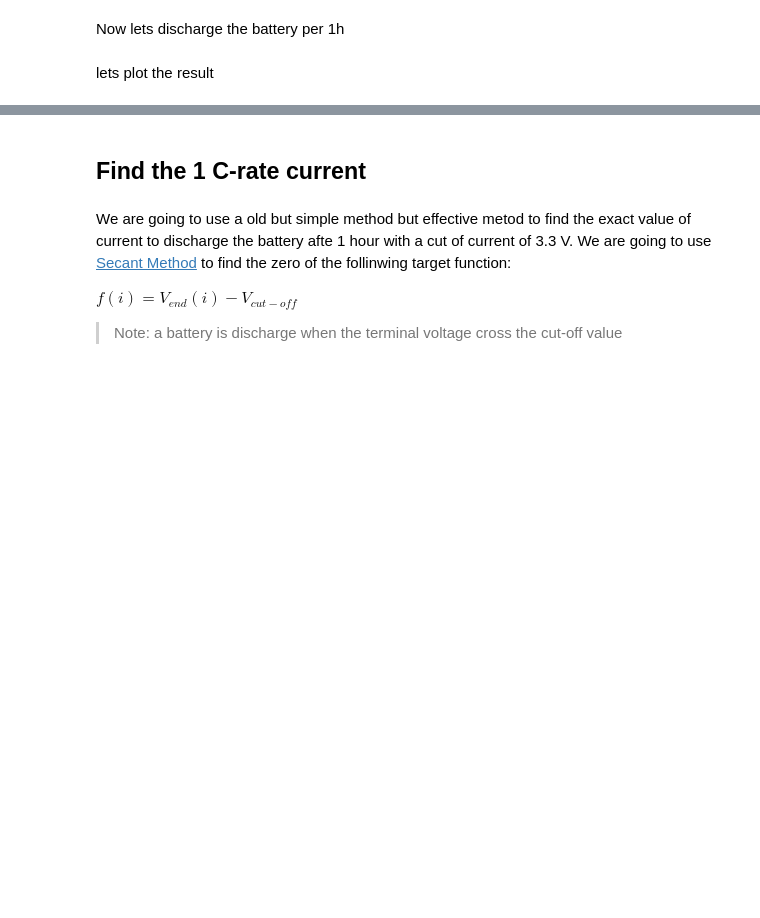
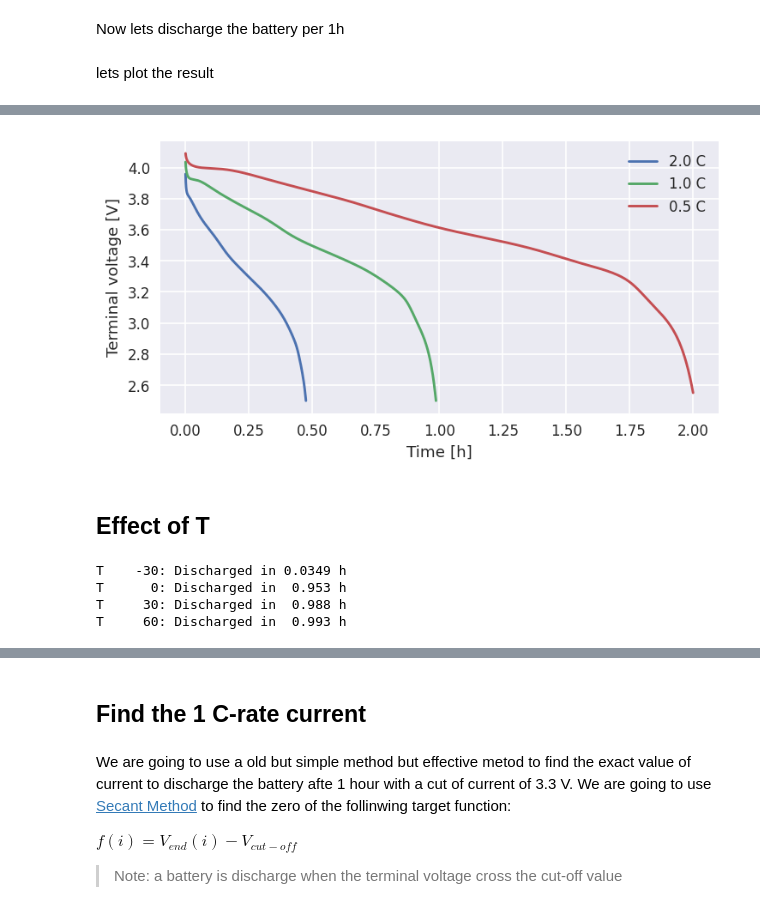
Before and after one commit to paolodeangelis/Energy_storage, a Jupyter notebook: 2-Hands-on_LIB_modelling.ipynb, the cells around one changed output, grey strips where cells are left out. Drawn from its saved outputs; the diff is of its cells as text; code cells hidden in the pictures; blank space fills up the shorter version.

```diff
--- a/2-Hands-on_LIB_modelling.ipynb
+++ b/2-Hands-on_LIB_modelling.ipynb
@@ -15,10 +35,10 @@ import numpy as np
 Model set up
 # %%
 # set the model type
-model = pybamm.lithium_ion.NewmanTobias()
+model = pybamm.lithium_ion.DFN() # pybamm.lithium_ion.NewmanTobias()
 
-# set the default model geometry
-geometry = model.default_geometry
+# # set the default model geometry
+# geometry = model.default_geometry
 # %% [markdown]
 Uncomment the following plot to show all the model paramenters
 # %%
@@ -118,0 +225,39 @@ plt.show()
+# %%
+fig = plt.figure(figsize=(7,3.5), dpi=120)
+
+with plt.style.context('seaborn'):
+    ax = fig.add_subplot(111)
+    for i, c_rate in enumerate(C_RATES):
+        ax.plot(crate_result.loc[i, "Time [h]"], crate_result.loc[i, "Voltage [V]"], label=f'{c_rate:1.1f} C')
+    ax.set_xlabel("Time [h]")
+    ax.set_ylabel("Terminal voltage [V]")
+    ax.legend()
+
+plt.show()
+# %% [output]
+[figure, added]
+# %% [markdown]
+## Effect of T
+# %%
+T_test = [-30, 0, 30, 60] # [C°]
+
+temeperature_result = pd.DataFrame(columns=["T [C°]", "Time [h]", "Voltage [V]"])
+
+for i, temp in enumerate(T_test) :
+    t_eval = np.linspace(0, 3600, 10000)
+    solution = solver.solve(model, t_eval, inputs={'Current function [A]': C_RATE, "Ambient temperature [K]": 273.15+temp})
+    temeperature_result.loc[i, "T [C°]"] = temp
+    temeperature_result.loc[i, "Time [h]"] = solution["Time [h]"].entries
+    temeperature_result.loc[i, "Voltage [V]"] = solution["Terminal voltage [V]"].entries
+    # times.append(
+    #     solution["Time [h]"].entries
+    # )
+    # voltages.append(
+    #     solution["Terminal voltage [V]"].entries
+    # )
+    print("T {:>6}: Discharged in {:>6.3g} h".format(temp, temeperature_result.loc[i, "Time [h]"].max()))
+# %% [output]
+T    -30: Discharged in 0.0349 h
+T      0: Discharged in  0.953 h
+T     30: Discharged in  0.988 h
+T     60: Discharged in  0.993 h
```
Also changed, not shown: parts of 41 cells of this notebook.
